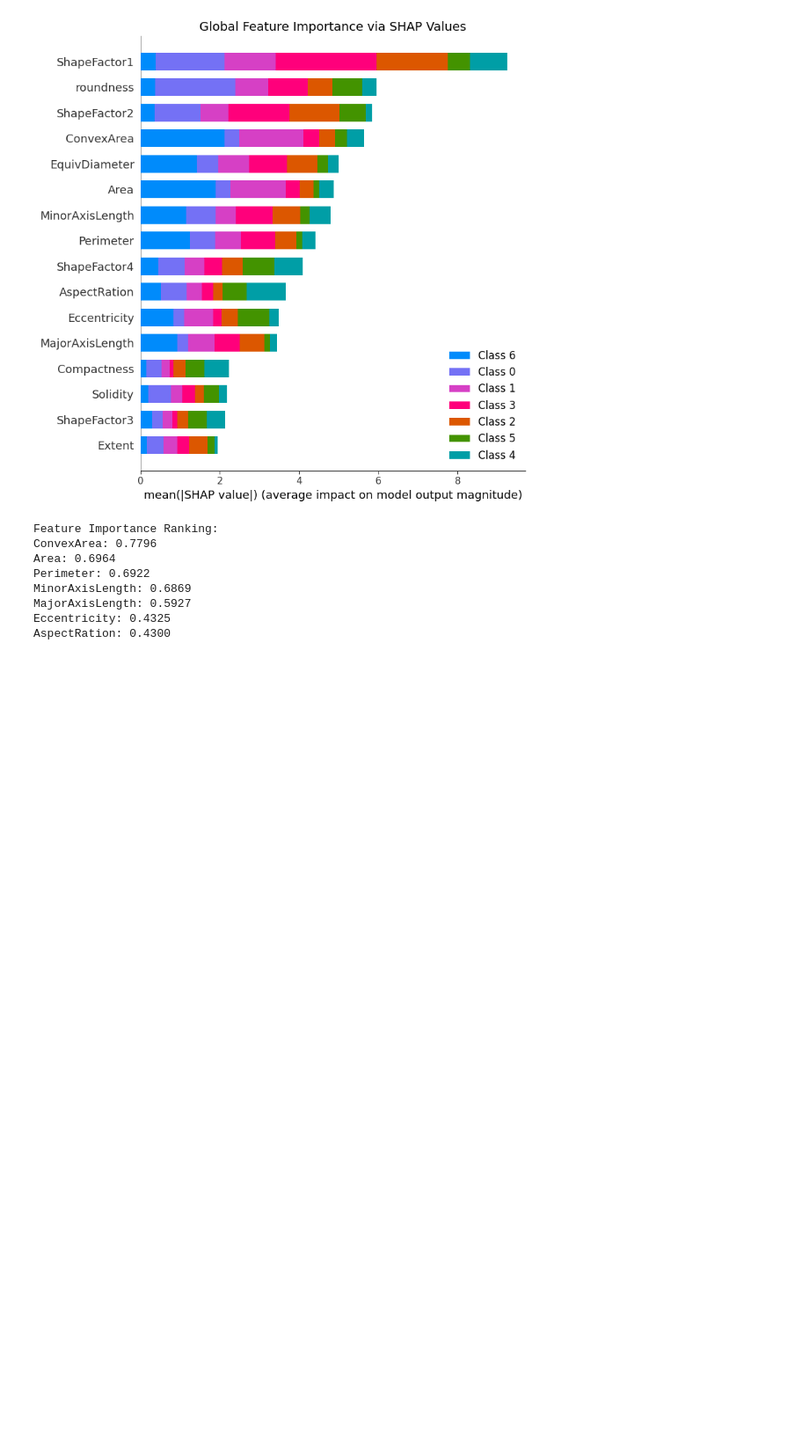
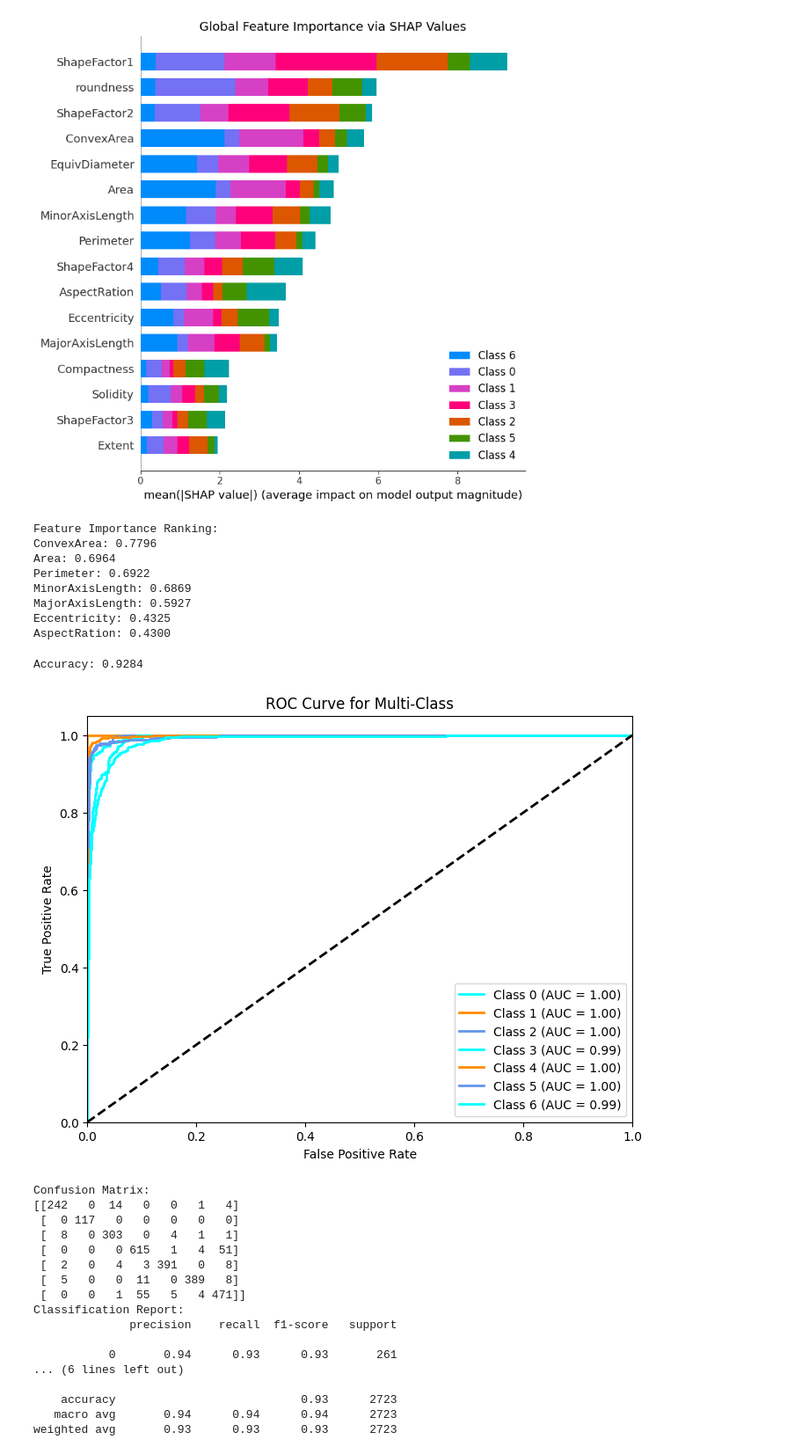
Before and after one commit to qhua106/DSAA2011-project, a Jupyter notebook: sly_is_my_father.ipynb, the cells around one changed output. Shown: that part at 88% size. Saved outputs shown, nothing was run; the diff lists cells and outputs as text; code cells hidden in the pictures; blank space fills up the shorter version.

```diff
--- a/sly_is_my_father.ipynb
+++ b/sly_is_my_father.ipynb
@@ -477,15 +472,25 @@ test_set.head()
+# %%
+# Load dataset
+df = pd.read_excel('Dry_Bean_Dataset.xlsx')
+
+# Encode class labels to integers
+label_encoder = LabelEncoder()
+df['Class'] = label_encoder.fit_transform(df['Class'])
+
+# Separate features and labels
+X = df.drop('Class', axis=1)
+y = df['Class']
+
+# Standardize features
+scaler = StandardScaler()
+X_scaled = scaler.fit_transform(X)
+
+# Combine scaled features and labels into a DataFrame
+scaled_df = pd.DataFrame(X_scaled, columns=df.columns[:-1])
+scaled_df['Class'] = y
+X_train, X_test, y_train, y_test = train_test_split(X, y, test_size=0.2, random_state=42)
 # %%
-# 数据准备
-X_train = train_set.iloc[:, :-1]
-y_train = train_set.iloc[:, -1]
-X_test = test_set.iloc[:, :-1]
-y_test = test_set.iloc[:, -1]
 
-# 将类别标签映射为数值
-y_train = y_train.astype('category').cat.codes
-y_test = y_test.astype('category').cat.codes
-
-# 将类别标签二值化（One-vs-Rest）
 y_test_bin = label_binarize(y_test, classes=np.unique(y_test))
 n_classes = y_test_bin.shape[1]
 
@@ -529,30 +534,50 @@ print(f'Accuracy: {accuracy:.4f}')
 fpr = dict()
 tpr = dict()
 roc_auc = dict()
 for i in range(n_classes):
     fpr[i], tpr[i], _ = roc_curve(y_test_bin[:, i], y_pred[:, i])
     roc_auc[i] = roc_auc_score(y_test_bin[:, i], y_pred[:, i])
 
 # 绘制所有类别的 ROC 曲线
 colors = cycle(['aqua', 'darkorange', 'cornflowerblue'])
 plt.figure(figsize=(8, 6))
 for i, color in zip(range(n_classes), colors):
     plt.plot(fpr[i], tpr[i], color=color, lw=2,
              label=f'Class {i} (AUC = {roc_auc[i]:.2f})')
 plt.plot([0, 1], [0, 1], 'k--', lw=2)
 plt.xlim([0.0, 1.0])
 plt.ylim([0.0, 1.05])
 plt.xlabel('False Positive Rate')
 plt.ylabel('True Positive Rate')
 plt.title('ROC Curve for Multi-Class')
 plt.legend(loc='lower right')
 plt.show()
 
 # 混淆矩阵
 cm = confusion_matrix(y_test, y_pred_classes)
 print('Confusion Matrix:')
 print(cm)
 
 # 分类报告
 print('Classification Report:')
 print(classification_report(y_test, y_pred_classes))
+# %% [output]
+Accuracy: 0.9284
+[figure, added]
+Confusion Matrix:
+[[242   0  14   0   0   1   4]
+ [  0 117   0   0   0   0   0]
+ [  8   0 303   0   4   1   1]
+ [  0   0   0 615   1   4  51]
+ [  2   0   4   3 391   0   8]
+ [  5   0   0  11   0 389   8]
+ [  0   0   1  55   5   4 471]]
+Classification Report:
+              precision    recall  f1-score   support
+
+           0       0.94      0.93      0.93       261
+... (6 lines left out)
+
+    accuracy                           0.93      2723
+   macro avg       0.94      0.94      0.94      2723
+weighted avg       0.93      0.93      0.93      2723
```
Also changed, not shown: parts of 1 cell of this notebook.
